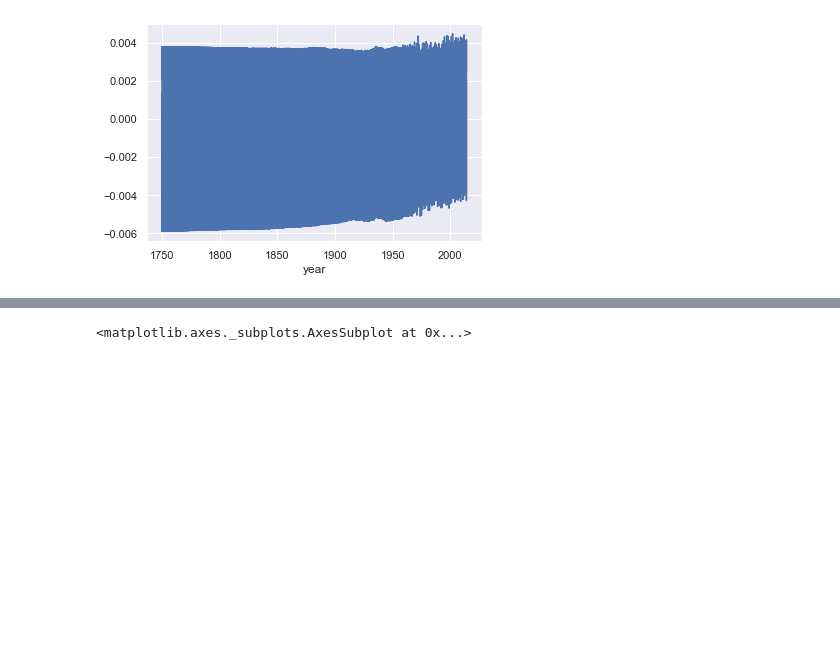
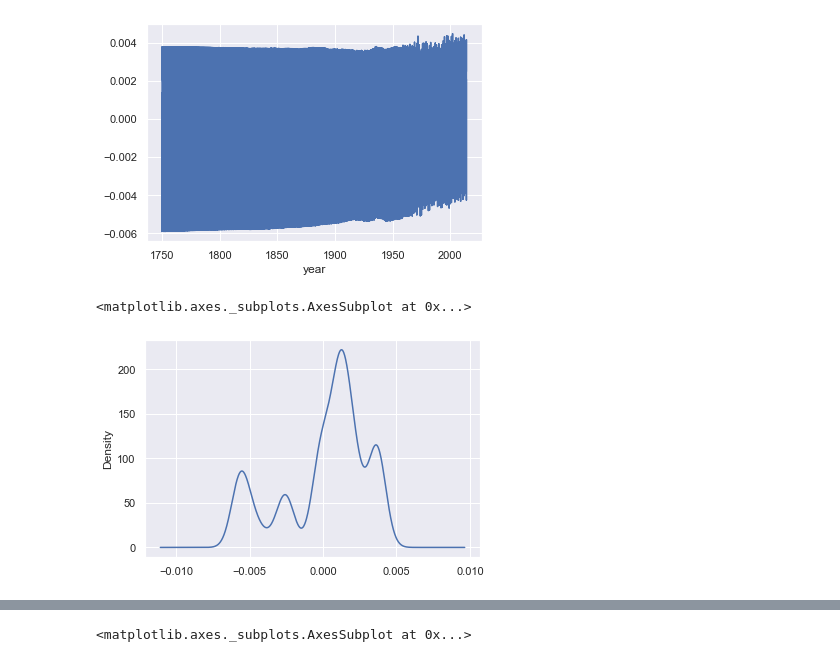
Before and after one commit to RicardoLeaoS/global-warming, a Jupyter notebook: co2_concentration_stats.ipynb, the cells around one changed output, grey strips where cells are left out. Saved outputs shown, nothing was run; the diff lists cells and outputs as text; code cells hidden in the pictures; blank space fills up the shorter version.

```diff
--- a/explorint_co2_concentration.ipynb
+++ b/co2_concentration_stats.ipynb
@@ -311,3 +273,8 @@ co2_data['data_mean_global'].pct_change().plot()
 # %% [output]
 <matplotlib.axes._subplots.AxesSubplot at 0x...>
 [figure]
+# %%
+co2_data['data_mean_global'].pct_change().plot(kind='kde')
+# %% [output]
+<matplotlib.axes._subplots.AxesSubplot at 0x...>
+[figure, added]
```
Also changed, not shown: parts of 6 cells of this notebook, 13 other files.
